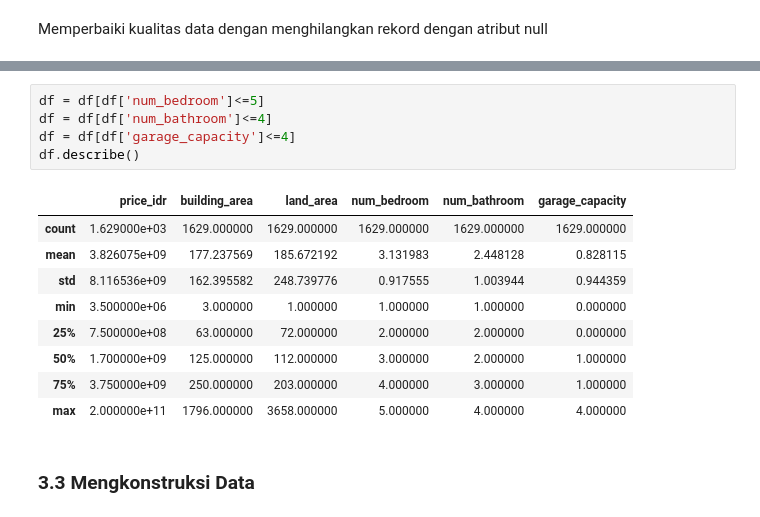
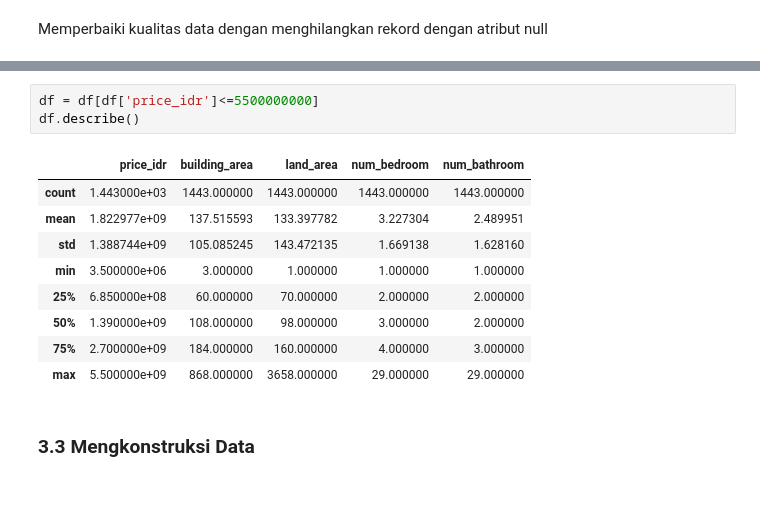
Before and after one commit to afiffahreza/aib-data-science, a Jupyter notebook: rumah123-predict.ipynb, the cells around one changed output, grey strips where cells are left out. Drawn from its saved outputs; the diff is of its cells as text.

```diff
--- a/rumah123-predict.ipynb
+++ b/rumah123-predict.ipynb
@@ -344,18 +344,16 @@ Menghilangkan data pencilan, disini yang diambil adalah properti dengan banyak r
-# %%
-df = df[df['num_bedroom']<=5]
-df = df[df['num_bathroom']<=4]
-df = df[df['garage_capacity']<=4]
-df.describe()
-# %% [output]
-|  | price_idr | building_area | land_area | num_bedroom | num_bathroom | garage_capacity |
-| count | 1.629000e+03 | 1629.000000 | 1629.000000 | 1629.000000 | 1629.000000 | 1629.000000 |
-| mean | 3.826075e+09 | 177.237569 | 185.672192 | 3.131983 | 2.448128 | 0.828115 |
-| std | 8.116536e+09 | 162.395582 | 248.739776 | 0.917555 | 1.003944 | 0.944359 |
-| min | 3.500000e+06 | 3.000000 | 1.000000 | 1.000000 | 1.000000 | 0.000000 |
-| 25% | 7.500000e+08 | 63.000000 | 72.000000 | 2.000000 | 2.000000 | 0.000000 |
-| 50% | 1.700000e+09 | 125.000000 | 112.000000 | 3.000000 | 2.000000 | 1.000000 |
-| 75% | 3.750000e+09 | 250.000000 | 203.000000 | 4.000000 | 3.000000 | 1.000000 |
-| max | 2.000000e+11 | 1796.000000 | 3658.000000 | 5.000000 | 4.000000 | 4.000000 |
+# %%
+df = df[df['price_idr']<=5500000000]
+df.describe()
+# %% [output]
+|  | price_idr | building_area | land_area | num_bedroom | num_bathroom |
+| count | 1.443000e+03 | 1443.000000 | 1443.000000 | 1443.000000 | 1443.000000 |
+| mean | 1.822977e+09 | 137.515593 | 133.397782 | 3.227304 | 2.489951 |
+| std | 1.388744e+09 | 105.085245 | 143.472135 | 1.669138 | 1.628160 |
+| min | 3.500000e+06 | 3.000000 | 1.000000 | 1.000000 | 1.000000 |
+| 25% | 6.850000e+08 | 60.000000 | 70.000000 | 2.000000 | 2.000000 |
+| 50% | 1.390000e+09 | 108.000000 | 98.000000 | 3.000000 | 2.000000 |
+| 75% | 2.700000e+09 | 184.000000 | 160.000000 | 4.000000 | 3.000000 |
+| max | 5.500000e+09 | 868.000000 | 3658.000000 | 29.000000 | 29.000000 |
 # %% [markdown]
 ### 3.3 Mengkonstruksi Data <a class="anchor" id="3-3"></a>
 # %% [markdown]
```
Also changed, not shown: parts of 19 cells of this notebook, 7 other files.
